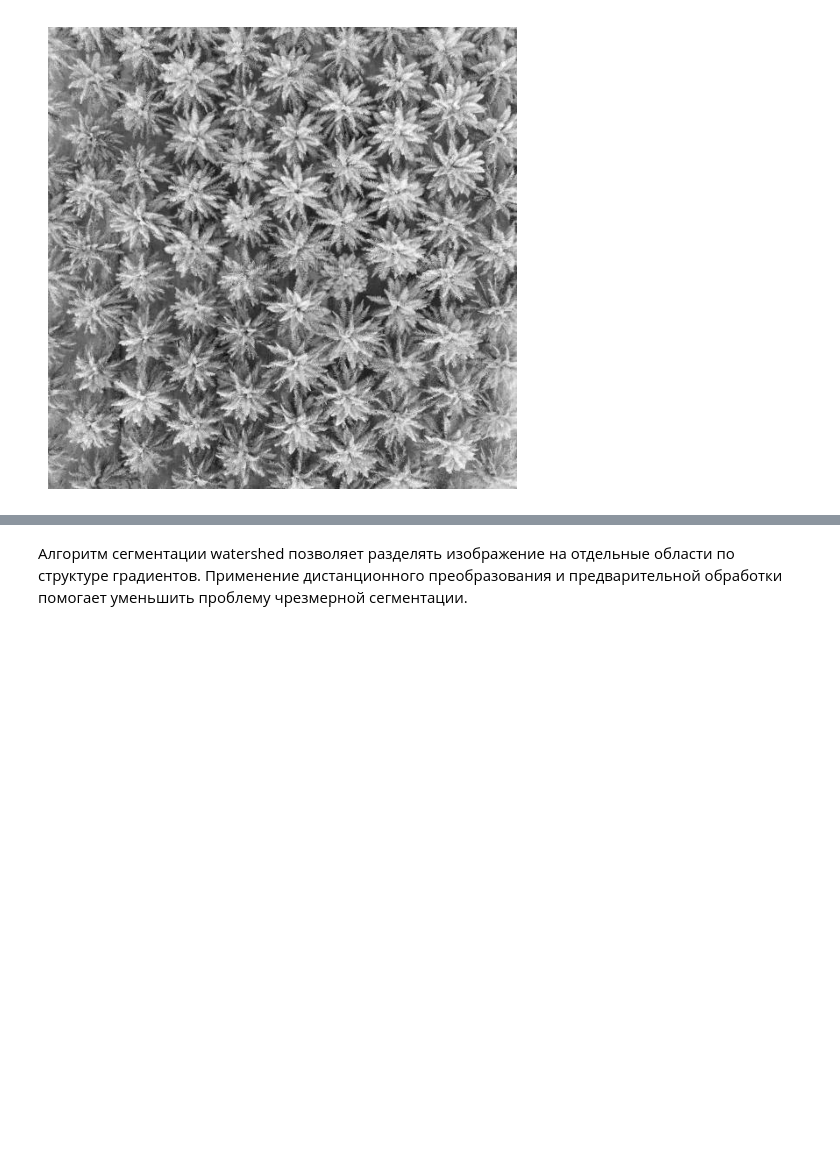
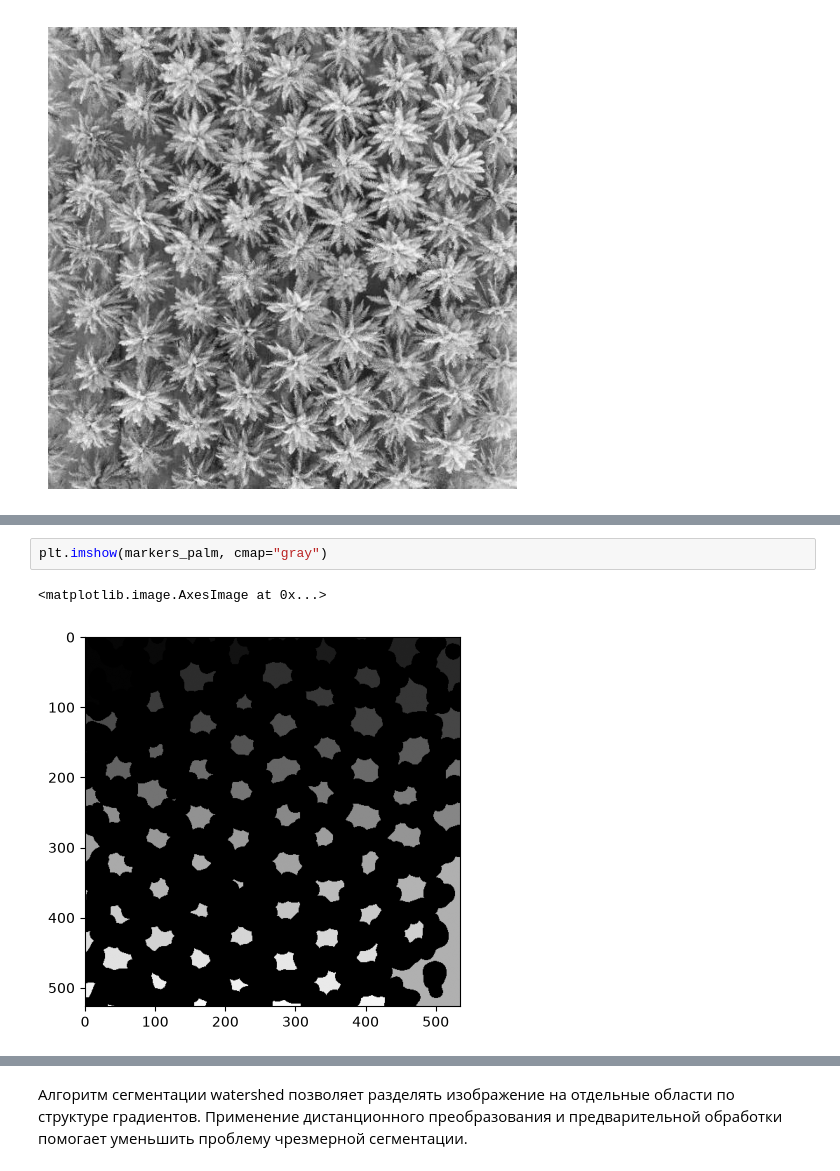
Before and after one commit to novaeff/image-processing, a Jupyter notebook: homework_4/homework_4.ipynb, the cells around one changed output, grey strips where cells are left out. Cells and saved outputs as stored; diff of their text form; blank space fills up the shorter version.

```diff
--- a/homework_4/homework_4.ipynb
+++ b/homework_4/homework_4.ipynb
@@ -165,0 +111,5 @@ plt.tight_layout()
+# %%
+plt.imshow(markers_palm, cmap="gray")
+# %% [output]
+<matplotlib.image.AxesImage at 0x...>
+[figure, added]
```
Also changed, not shown: parts of 9 cells of this notebook.
